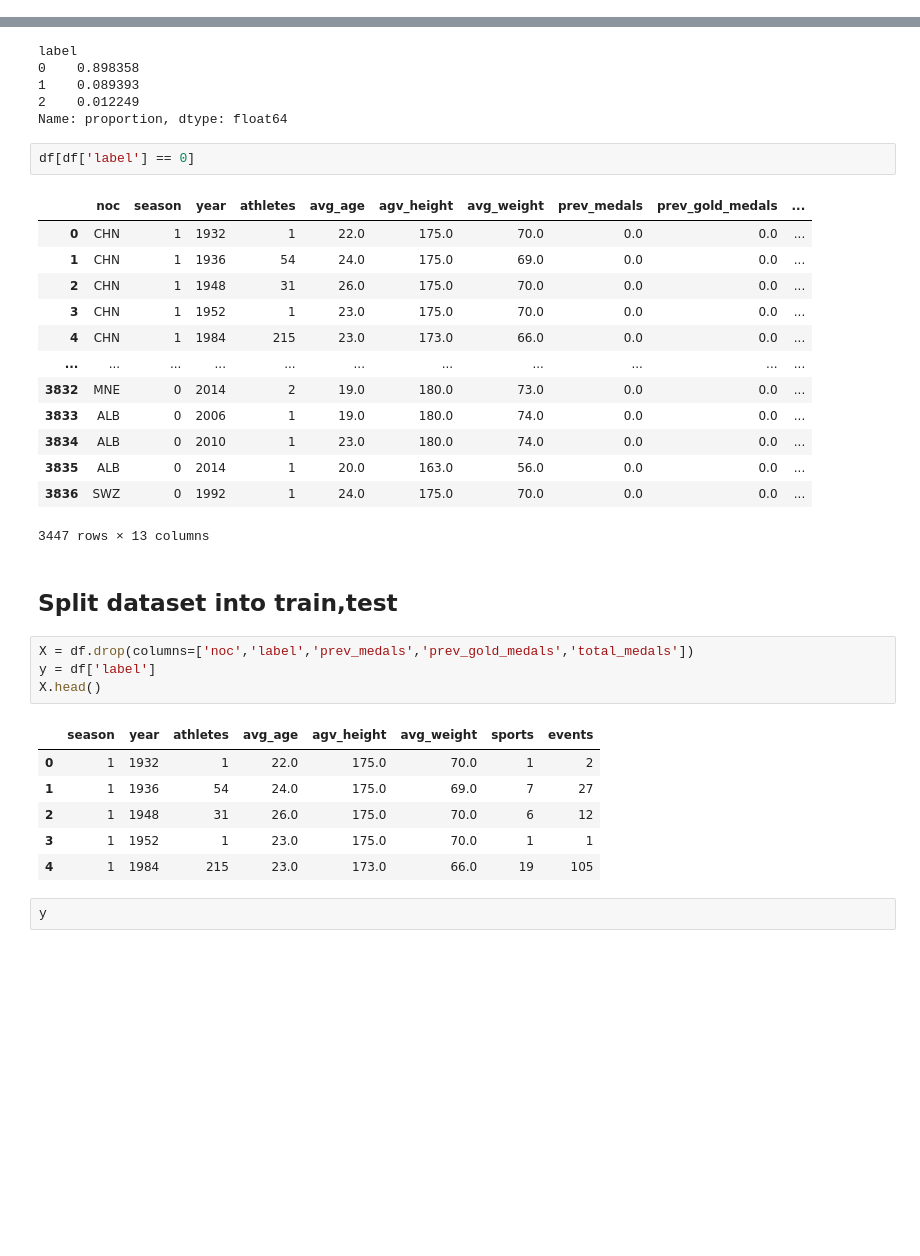
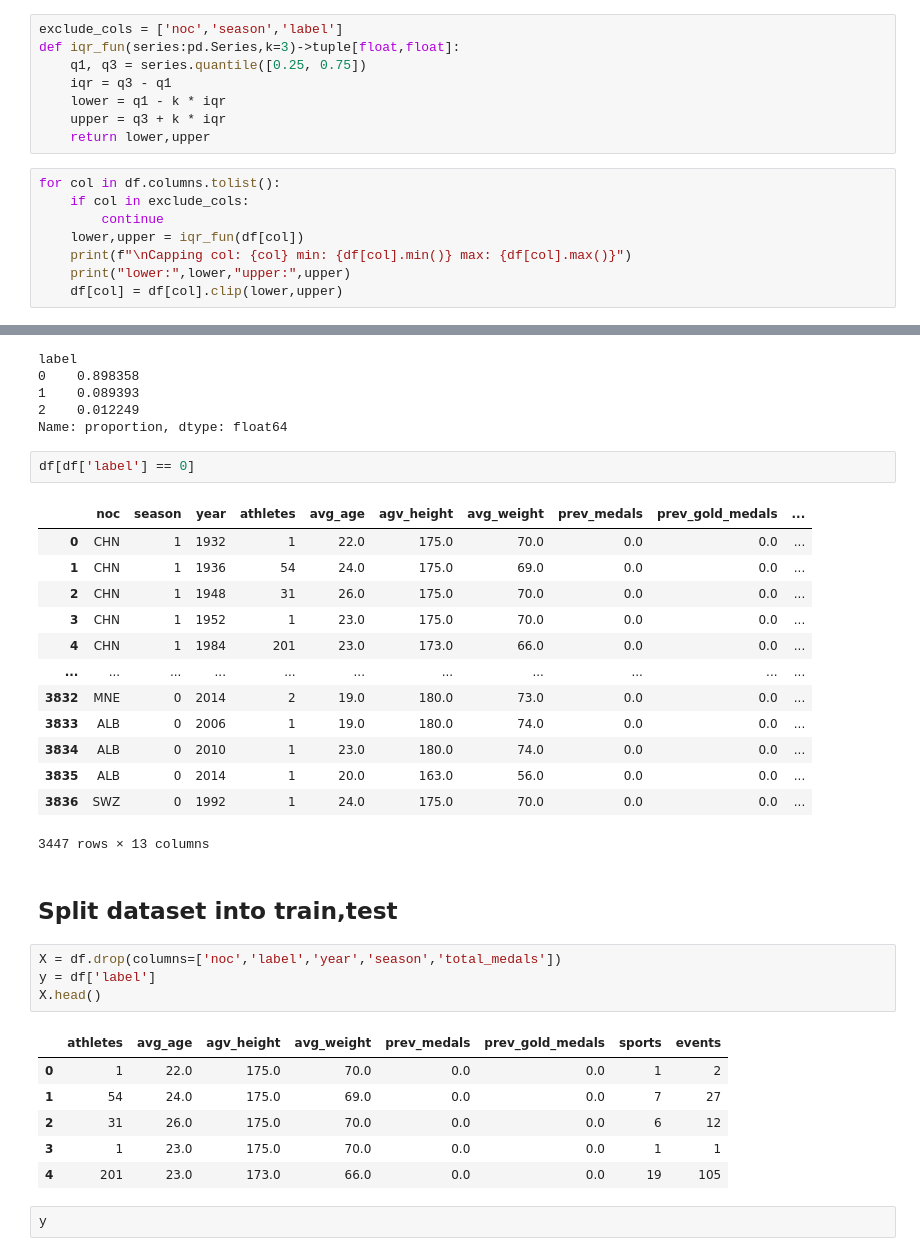
Before and after one commit to marshaale/olympic_medals_prediction, a Jupyter notebook: notebooks/classification.ipynb, the cells around one changed output, grey strips where cells are left out. Cells and saved outputs as stored; diff of their text form; blank space fills up the shorter version.

```diff
--- a/notebooks/classification.ipynb
+++ b/notebooks/classification.ipynb
@@ -46,0 +61,16 @@ df.head()
+# %%
+exclude_cols = ['noc','season','label']
+def iqr_fun(series:pd.Series,k=3)->tuple[float,float]:
+    q1, q3 = series.quantile([0.25, 0.75])
+    iqr = q3 - q1
+    lower = q1 - k * iqr
+    upper = q3 + k * iqr
+    return lower,upper
+# %%
+for col in df.columns.tolist():
+    if col in exclude_cols:
+        continue
+    lower,upper = iqr_fun(df[col])
+    print(f"\nCapping col: {col} min: {df[col].min()} max: {df[col].max()}")
+    print("lower:",lower,"upper:",upper)
+    df[col] = df[col].clip(lower,upper)
@@ -63,7 +123,7 @@ df[df['label'] == 0]
 | 1 | CHN | 1 | 1936 | 54 | 24.0 | 175.0 | 69.0 | 0.0 | 0.0 | ... |
 | 2 | CHN | 1 | 1948 | 31 | 26.0 | 175.0 | 70.0 | 0.0 | 0.0 | ... |
 | 3 | CHN | 1 | 1952 | 1 | 23.0 | 175.0 | 70.0 | 0.0 | 0.0 | ... |
-| 4 | CHN | 1 | 1984 | 215 | 23.0 | 173.0 | 66.0 | 0.0 | 0.0 | ... |
+| 4 | CHN | 1 | 1984 | 201 | 23.0 | 173.0 | 66.0 | 0.0 | 0.0 | ... |
 | ... | ... | ... | ... | ... | ... | ... | ... | ... | ... | ... |
 | 3832 | MNE | 0 | 2014 | 2 | 19.0 | 180.0 | 73.0 | 0.0 | 0.0 | ... |
 | 3833 | ALB | 0 | 2006 | 1 | 19.0 | 180.0 | 74.0 | 0.0 | 0.0 | ... |
@@ -74,16 +134,16 @@ df[df['label'] == 0]
 # %% [markdown]
 ## Split dataset into train,test
 # %%
-X = df.drop(columns=['noc','label','prev_medals','prev_gold_medals','total_medals'])
+X = df.drop(columns=['noc','label','year','season','total_medals'])
 y = df['label']
 X.head()
 # %% [output]
-|  | season | year | athletes | avg_age | agv_height | avg_weight | sports | events |
-| 0 | 1 | 1932 | 1 | 22.0 | 175.0 | 70.0 | 1 | 2 |
-| 1 | 1 | 1936 | 54 | 24.0 | 175.0 | 69.0 | 7 | 27 |
-| 2 | 1 | 1948 | 31 | 26.0 | 175.0 | 70.0 | 6 | 12 |
-| 3 | 1 | 1952 | 1 | 23.0 | 175.0 | 70.0 | 1 | 1 |
-| 4 | 1 | 1984 | 215 | 23.0 | 173.0 | 66.0 | 19 | 105 |
+|  | athletes | avg_age | agv_height | avg_weight | prev_medals | prev_gold_medals | sports | events |
+| 0 | 1 | 22.0 | 175.0 | 70.0 | 0.0 | 0.0 | 1 | 2 |
+| 1 | 54 | 24.0 | 175.0 | 69.0 | 0.0 | 0.0 | 7 | 27 |
+| 2 | 31 | 26.0 | 175.0 | 70.0 | 0.0 | 0.0 | 6 | 12 |
+| 3 | 1 | 23.0 | 175.0 | 70.0 | 0.0 | 0.0 | 1 | 1 |
+| 4 | 201 | 23.0 | 173.0 | 66.0 | 0.0 | 0.0 | 19 | 105 |
 # %%
 y
 # %% [output]
```
Also changed, not shown: parts of 29 cells of this notebook, 2 other files.
